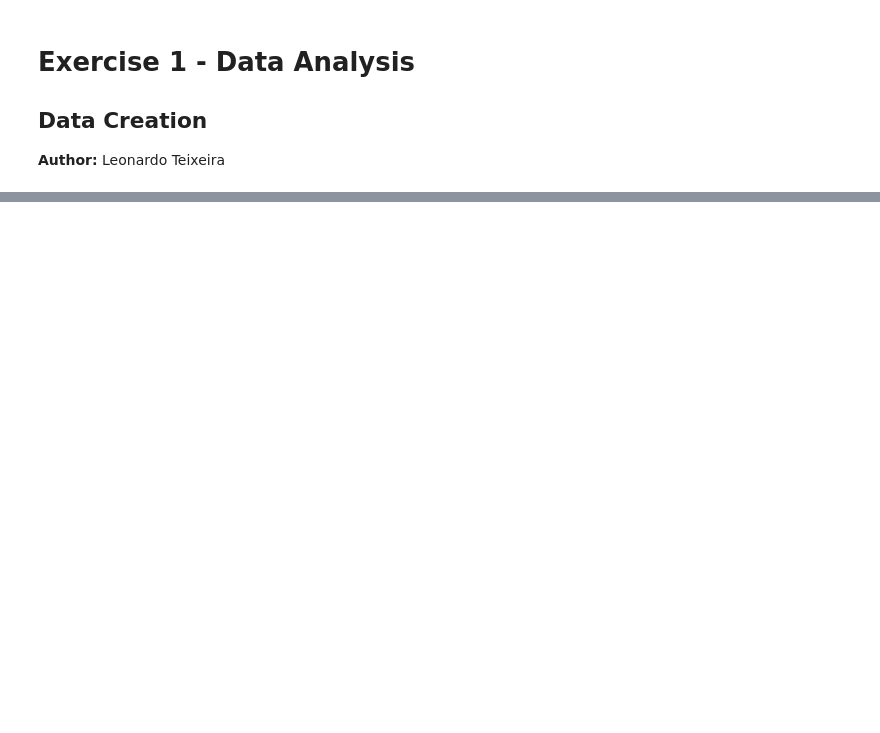
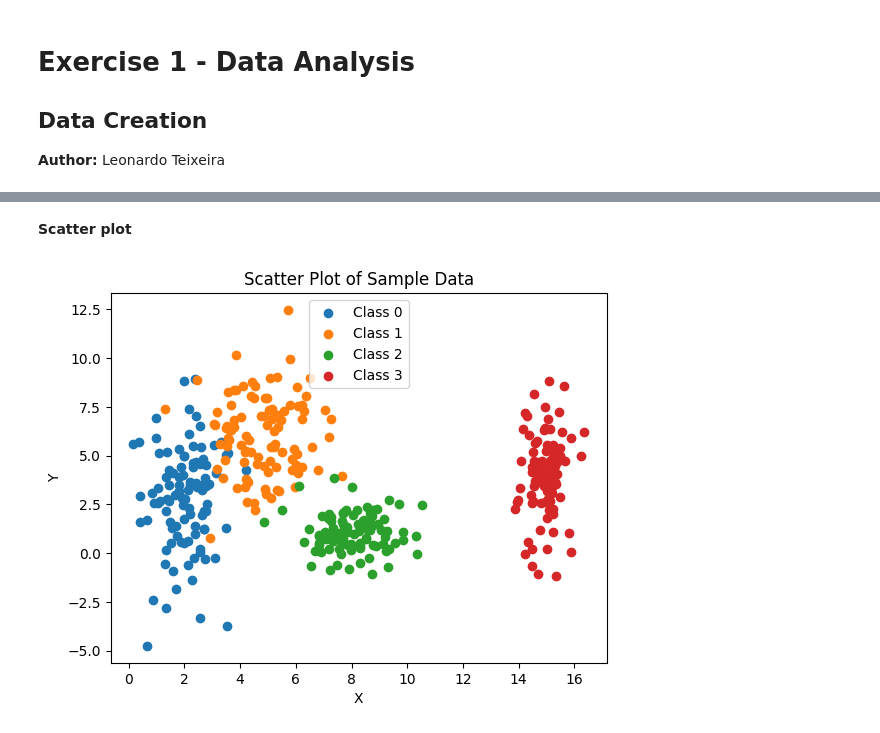
Before and after one commit to leonardoct3/data-ex-1, a Jupyter notebook: main.ipynb, the cells around one changed output, grey strips where cells are left out. Drawn from its saved outputs; the diff is of its cells as text; code cells hidden in the pictures; blank space fills up the shorter version.

```diff
--- a/main.ipynb
+++ b/main.ipynb
@@ -44,0 +55,2 @@ first_class['Y'] = Y
+# %%
+sample = pd.concat([sample, second_class], ignore_index=True)
@@ -44,0 +75,2 @@ first_class['Y'] = Y
+# %%
+sample = pd.concat([sample, third_class], ignore_index=True)
@@ -44,0 +80,19 @@ first_class['Y'] = Y
+# %%
+mu_x, mu_y = 15, 4
+std_x, std_y = 0.5, 2.0
+
+n = 100
+
+X = np.random.normal(mu_x, std_x, n)
+Y = np.random.normal(mu_y, std_y, n)
+
+
+fourth_class = pd.DataFrame()
+
+fourth_class['X'] = X
+fourth_class['Y'] = Y
+
+LABEL = 3
+fourth_class['Class'] = [LABEL] * n
+# %%
+sample = pd.concat([sample, fourth_class], ignore_index=True)
@@ -44,0 +111,14 @@ first_class['Y'] = Y
+# %% [markdown]
+**Scatter plot**
+# %%
+# Scatter plot for sample X and Y with title and legend
+for label, group in sample.groupby('Class'):
+    plt.scatter(group['X'], group['Y'], label=f'Class {label}')
+
+plt.title('Scatter Plot of Sample Data')
+plt.xlabel('X')
+plt.ylabel('Y')
+plt.legend()
+plt.show()
+# %% [output]
+[figure, added]
```
Also changed, not shown: parts of 13 cells of this notebook.
